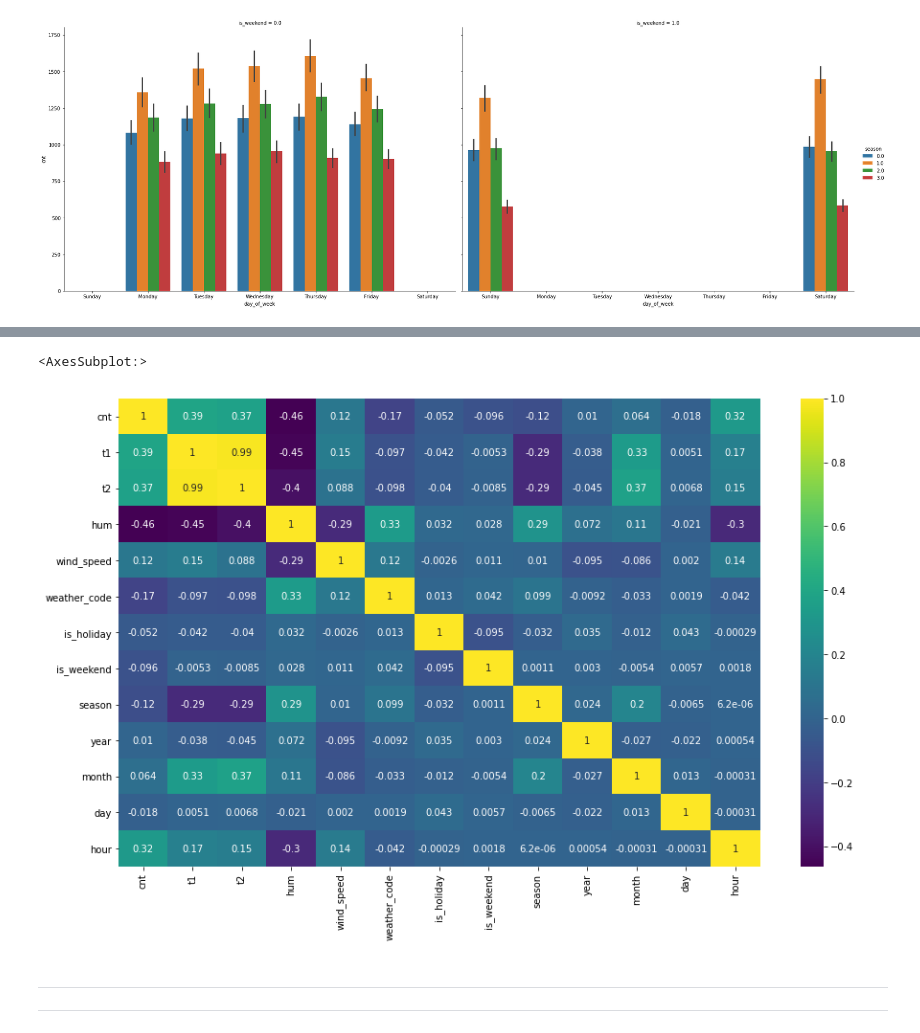
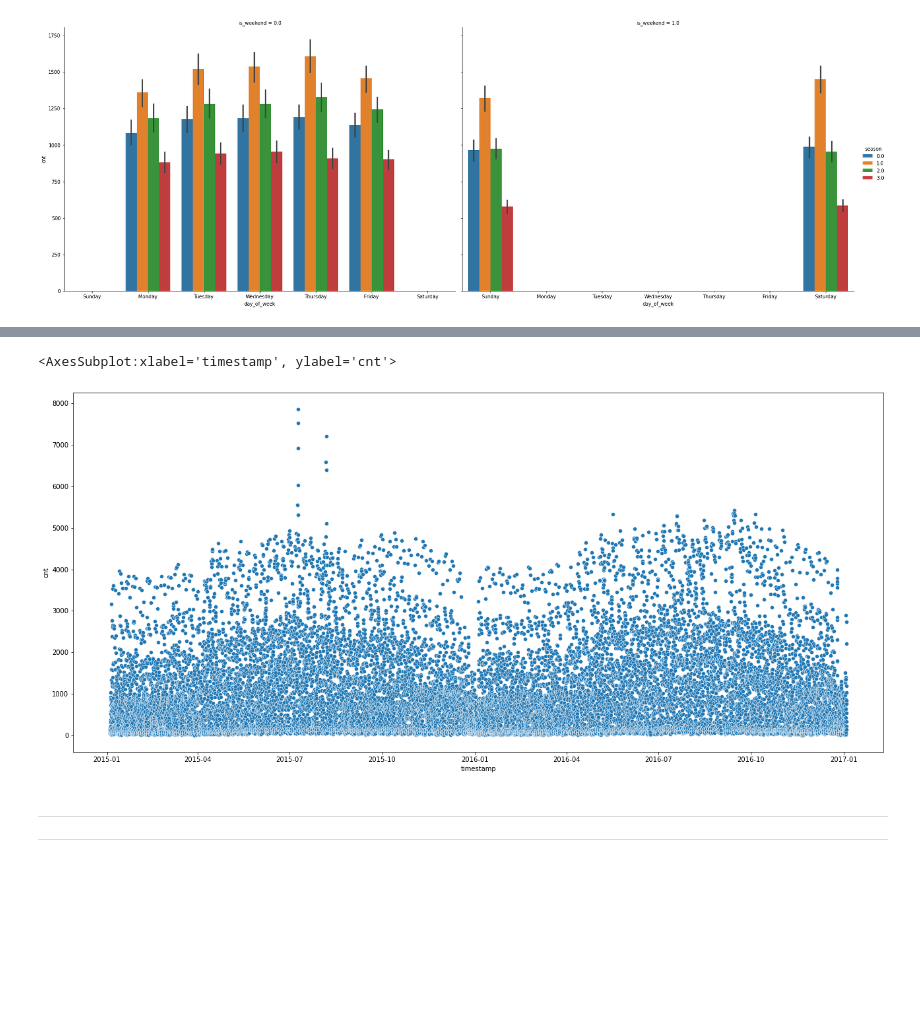
Before and after one commit to Sam-Power/039_demand_prediction, a Jupyter notebook: demand_prediction.ipynb, the cells around one changed output, grey strips where cells are left out. Cells and saved outputs as stored; diff of their text form; code cells hidden in the pictures; blank space fills up the shorter version.

```diff
--- a/demand_prediction.ipynb
+++ b/demand_prediction.ipynb
@@ -325,7 +342,6 @@ dtypes: datetime64[ns](1), float64(8), int64(5), object(1)
 memory usage: 2.0+ MB
-# %%
-plt.figure(figsize=(15,9))
-sns.heatmap(df.corr(), cmap="viridis", annot=True)
-# %% [output]
-<AxesSubplot:>
-[figure, removed]
+# %%
+sns.scatterplot(x=df.index, y='cnt', data=df)
+# %% [output]
+<AxesSubplot:xlabel='timestamp', ylabel='cnt'>
+[figure, added]
```
Also changed, not shown: parts of 41 cells of this notebook.
